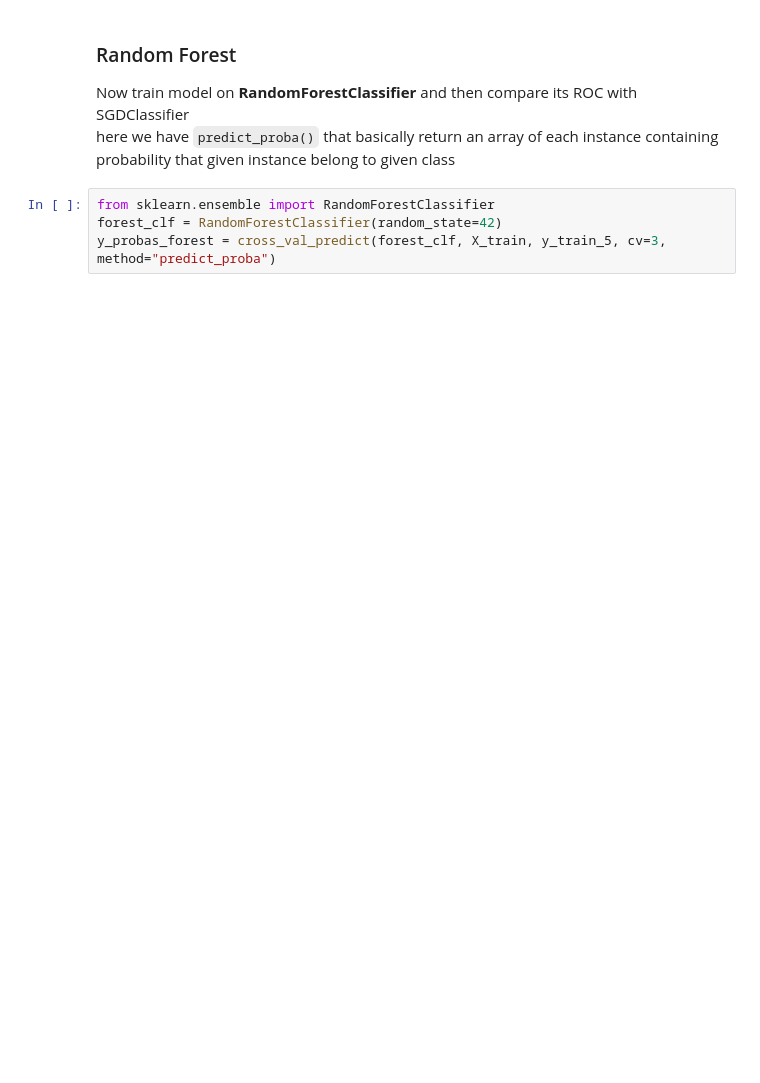
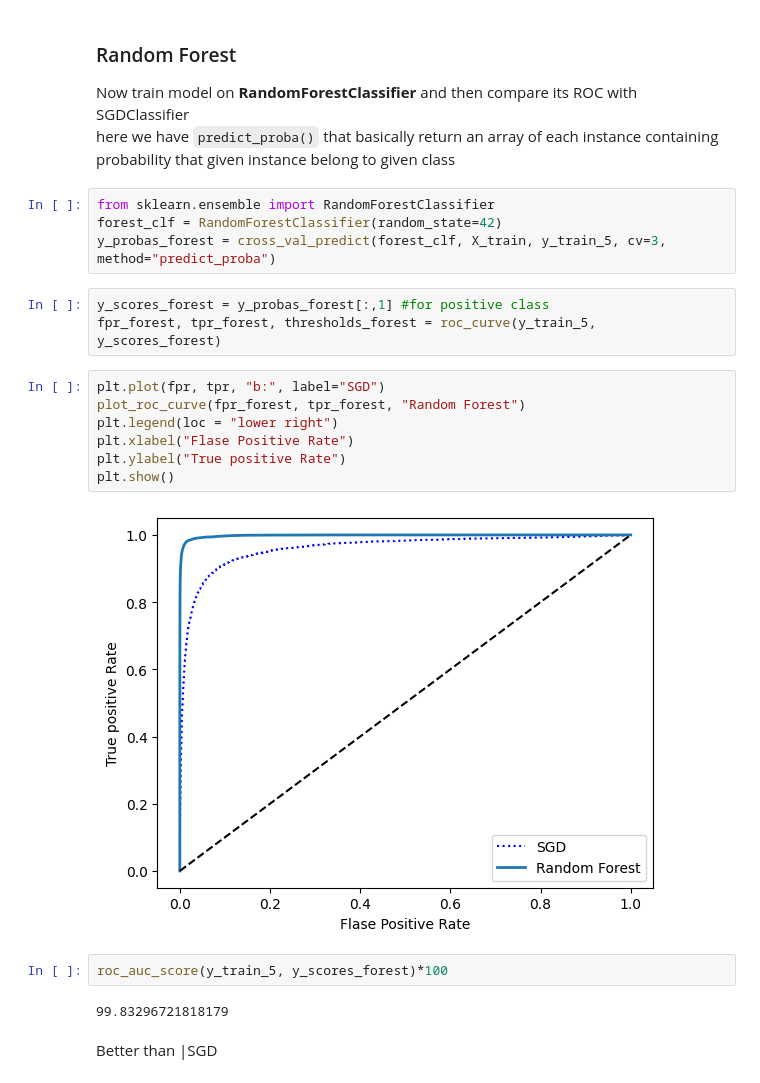
Before and after one commit to Sakshamroy/Hands_on_Ml, a Jupyter notebook: MINST.ipynb, the cells around one changed output. Saved outputs shown, nothing was run; the diff lists cells and outputs as text; blank space fills up the shorter version.

```diff
--- a/MINST.ipynb
+++ b/MINST.ipynb
@@ -292,3 +293,21 @@ here we have `predict_proba()` that basically return an array of each instance c
 from sklearn.ensemble import RandomForestClassifier
 forest_clf = RandomForestClassifier(random_state=42)
 y_probas_forest = cross_val_predict(forest_clf, X_train, y_train_5, cv=3, method="predict_proba")
+# %%
+y_scores_forest = y_probas_forest[:,1] #for positive class
+fpr_forest, tpr_forest, thresholds_forest = roc_curve(y_train_5, y_scores_forest)
+# %%
+plt.plot(fpr, tpr, "b:", label="SGD")
+plot_roc_curve(fpr_forest, tpr_forest, "Random Forest")
+plt.legend(loc = "lower right")
+plt.xlabel("Flase Positive Rate")
+plt.ylabel("True positive Rate")
+plt.show()
+# %% [output]
+[figure, added]
+# %%
+roc_auc_score(y_train_5, y_scores_forest)*100
+# %% [output]
+99.83296721818179
+# %% [markdown]
+Better than |SGD
```
Also changed, not shown: parts of 10 cells of this notebook.
